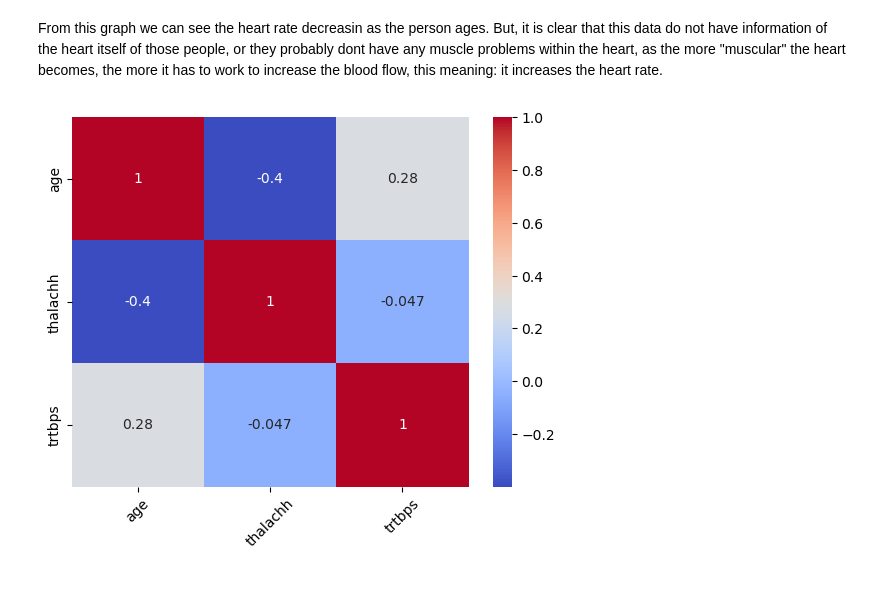
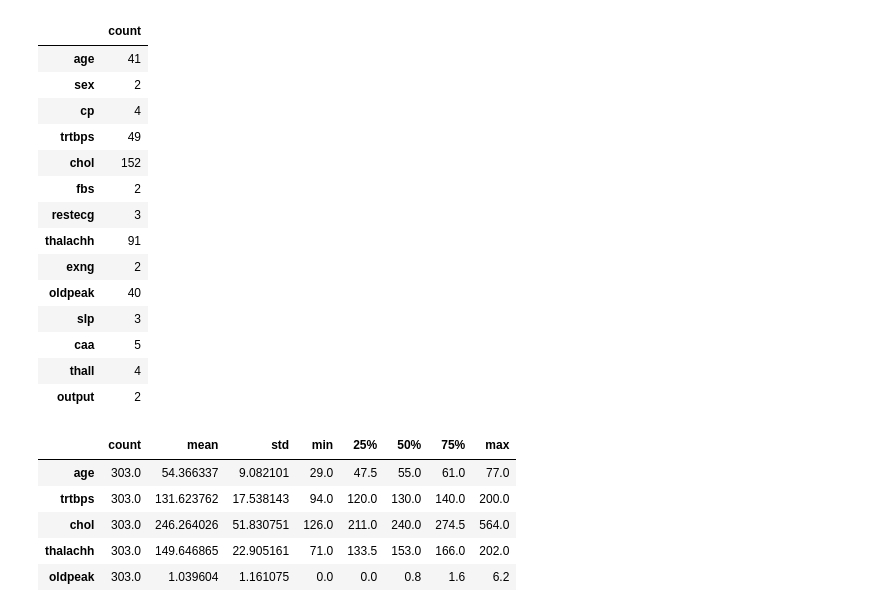
Before and after one commit to gustavopin/HeartAttackAnalysis, a Jupyter notebook: analysis.ipynb, the cells around one changed output. Drawn from its saved outputs; the diff is of its cells as text; code cells hidden in the pictures.

Commit message:
Updated the readme with the questions being made with the analysis. Redid everything within the code to better represent the new questioning being made with this analysis.

```diff
--- a/analysis.ipynb
+++ b/analysis.ipynb
@@ -188,16 +53,23 @@ plt.show()
-# %% [markdown]
-From this graph we can see the heart rate decreasin as the person ages. But, it is clear that this data do not have information of the heart itself of those people, or they probably dont have any muscle problems within the heart, as the more "muscular" the heart becomes, the more it has to work to increase the blood flow, this meaning: it increases the heart rate.
-# %%
-# creating a DF for the correlation
-data_cor = pd.DataFrame({
-    'age' : data_gen['age'],
-    'thalachh' : data_gen['thalachh'],
-    'trtbps' : data_gen['trtbps']
-})
-
-cor_1 = data_cor.corr()
-sn.heatmap(cor_1, annot = True, cmap = 'coolwarm')
-plt.xticks(rotation = 45)
-plt.show()
-# %% [output]
-[figure, removed]
+# %%
+# separating the columns of the dataframe and creating a dictionary
+dt1 = {}
+for i in list(data_gen.columns):
+    dt1[i] = data_gen[i].value_counts().shape[0]
+
+pd.DataFrame(dt1, index=['count']).transpose()
+# %% [output]
+|  | count |
+| age | 41 |
+| sex | 2 |
+| cp | 4 |
+| trtbps | 49 |
+| chol | 152 |
+| fbs | 2 |
+| restecg | 3 |
+| thalachh | 91 |
+| exng | 2 |
+| oldpeak | 40 |
+| slp | 3 |
+| caa | 5 |
+| thall | 4 |
+| output | 2 |
@@ -203,0 +81,10 @@ plt.show()
+# %%
+# creating a description of the data based on the continuous values
+data_gen[con].describe().transpose()
+# %% [output]
+|  | count | mean | std | min | 25% | 50% | 75% | max |
+| age | 303.0 | 54.366337 | 9.082101 | 29.0 | 47.5 | 55.0 | 61.0 | 77.0 |
+| trtbps | 303.0 | 131.623762 | 17.538143 | 94.0 | 120.0 | 130.0 | 140.0 | 200.0 |
+| chol | 303.0 | 246.264026 | 51.830751 | 126.0 | 211.0 | 240.0 | 274.5 | 564.0 |
+| thalachh | 303.0 | 149.646865 | 22.905161 | 71.0 | 133.5 | 153.0 | 166.0 | 202.0 |
+| oldpeak | 303.0 | 1.039604 | 1.161075 | 0.0 | 0.0 | 0.8 | 1.6 | 6.2 |
```
Also changed, not shown: parts of 19 cells of this notebook, 2 other files.
